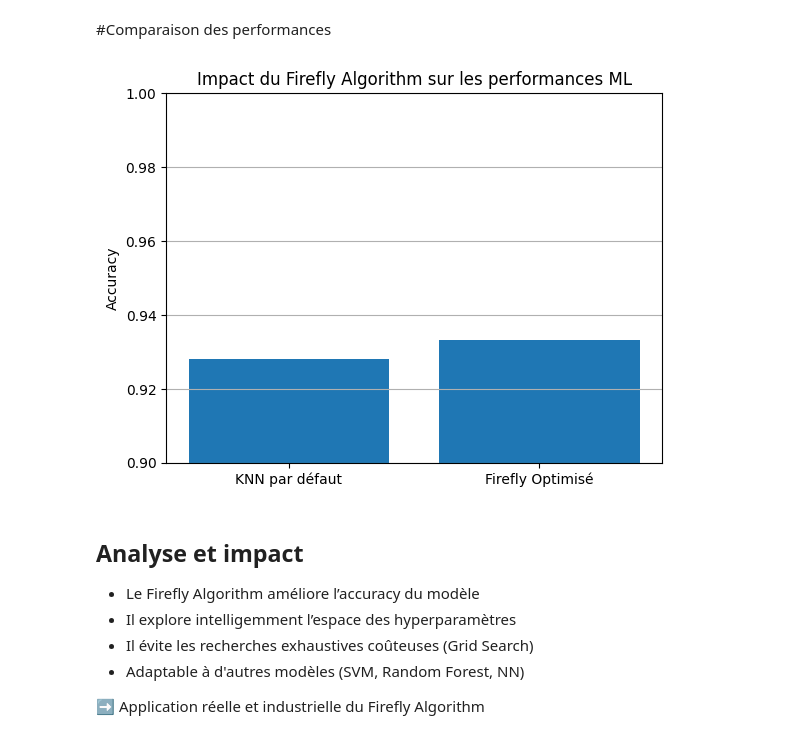
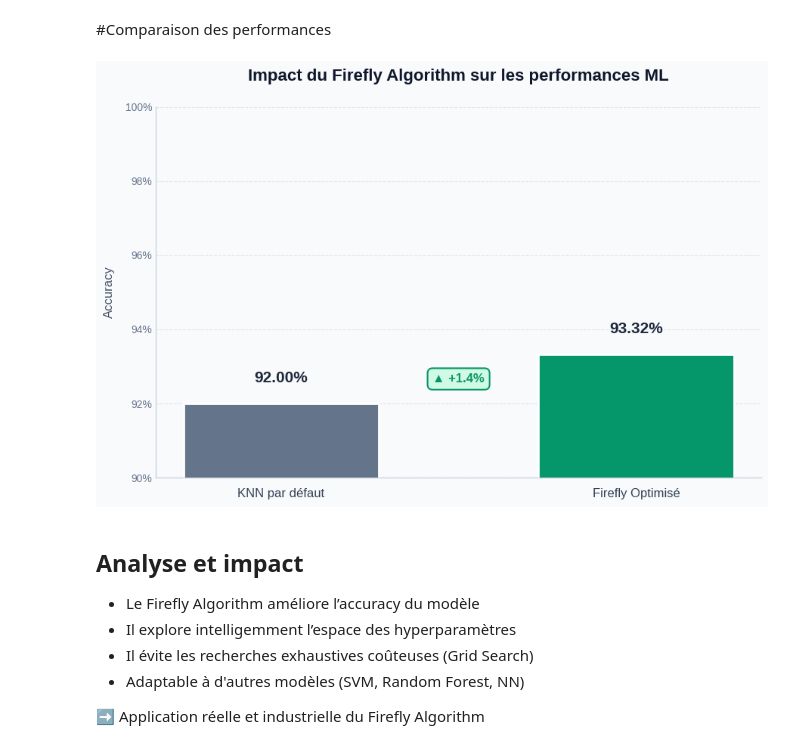
Before and after one commit to adalisiwar/firefly-algorithm-ml-hyperparameter-optimization, a Jupyter notebook: firefly_knn_optimization.ipynb, the cells around one changed output. Drawn from its saved outputs; the diff is of its cells as text; code cells hidden in the pictures.

```diff
--- a/firefly_knn_optimization.ipynb
+++ b/firefly_knn_optimization.ipynb
@@ -166,18 +166,53 @@ weights = uniform
 Accuracy optimisée : 0.9332
 # %% [markdown]
 #Comparaison des performances
-# %%
-labels = ["KNN par défaut", "Firefly Optimisé"]
-scores = [baseline_score, best_accuracy]
-
-plt.bar(labels, scores)
-plt.ylabel("Accuracy")
-plt.title("Impact du Firefly Algorithm sur les performances ML")
-plt.ylim(0.9, 1.0)
-plt.grid(axis="y")
-plt.show()
-# %% [output]
-[figure, removed]
+# %%
+labels = ["KNN par défaut", "Firefly Optimisé"]
+scores = [baseline_score, best_accuracy]
+
+fig, ax = plt.subplots(figsize=(9, 6), facecolor='#f8fafc')
+ax.set_facecolor('#f8fafc')
+
+colors = ['#64748b', '#059669']
+
+bars = ax.bar(labels, scores, color=colors, width=0.55, edgecolor='white', linewidth=2, zorder=3)
+
+for bar, score in zip(bars, scores):
+    ax.text(bar.get_x() + bar.get_width() / 2, bar.get_height() + 0.005,
+            f'{score:.2%}', ha='center', va='bottom',
+            fontsize=15, fontweight='bold', color='#1e293b')
+
+improvement = ((best_accuracy - baseline_score) / baseline_score) * 100
+mid_x = 0.5
+mid_y = (baseline_score + best_accuracy) / 2
+ax.annotate(f'▲ +{improvement:.1f}%', xy=(mid_x, mid_y),
+            fontsize=12, fontweight='bold', color='#059669',
+            ha='center', va='center',
+            bbox=dict(boxstyle='round,pad=0.4', facecolor='#d1fae5', edgecolor='#059669', linewidth=1.5))
+
+ax.set_title("Impact du Firefly Algorithm sur les performances ML",
+             fontsize=16, fontweight='bold', color='#0f172a', pad=25)
+ax.set_ylabel("Accuracy", fontsize=12, fontweight='medium', color='#475569', labelpad=10)
+
+ax.set_ylim(0.9, 1.0)
+ax.yaxis.set_major_formatter(plt.FuncFormatter(lambda x, _: f'{x:.0%}'))
+
+for spine in ['top', 'right']:
+    ax.spines[spine].set_visible(False)
+for spine in ['left', 'bottom']:
+    ax.spines[spine].set_color('#cbd5e1')
+
+ax.yaxis.grid(True, linestyle='--', alpha=0.5, color='#cbd5e1', zorder=0)
+ax.xaxis.grid(False)
+
+ax.tick_params(axis='x', labelsize=12, colors='#334155', length=0, pad=10)
+ax.tick_params(axis='y', labelsize=10, colors='#64748b')
+
+plt.tight_layout()
+plt.savefig('firefly_comparison.png', dpi=150, bbox_inches='tight', facecolor='#fafafa')
+plt.show()
+# %% [output]
+[figure, added]
 # %% [markdown]
 ## Analyse et impact
 
```
